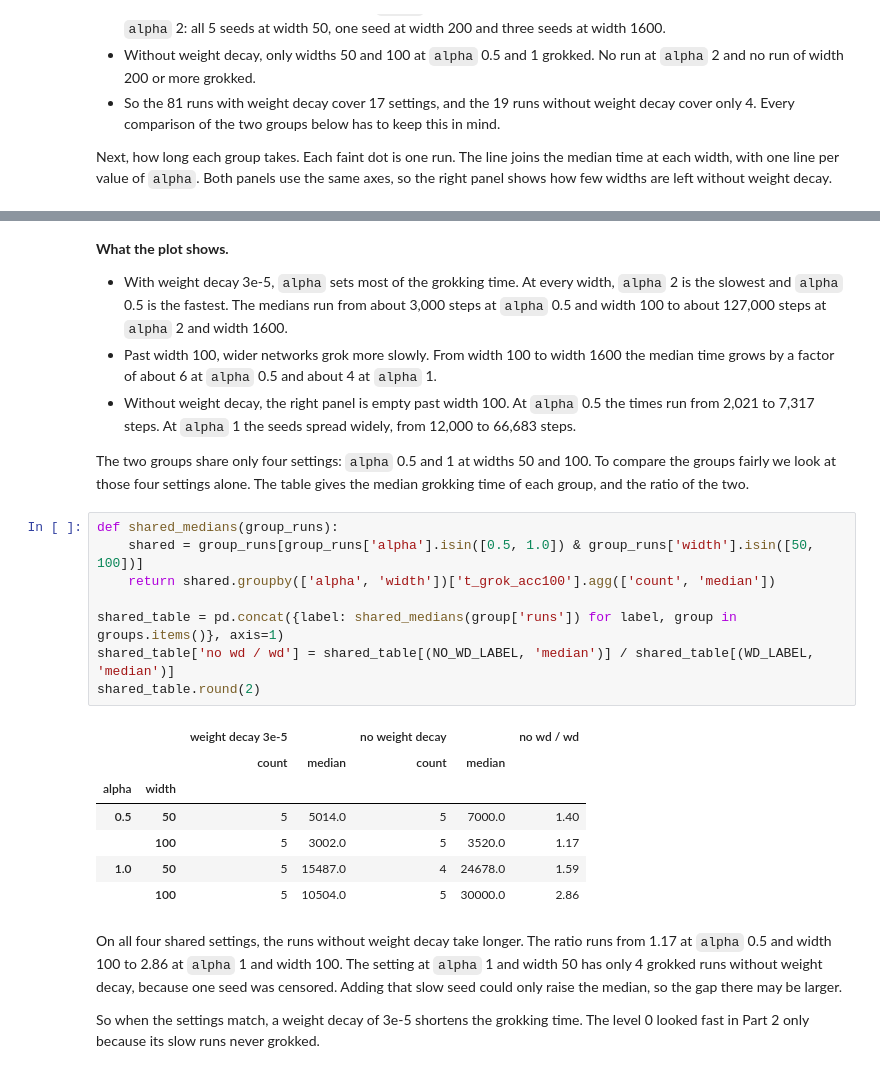
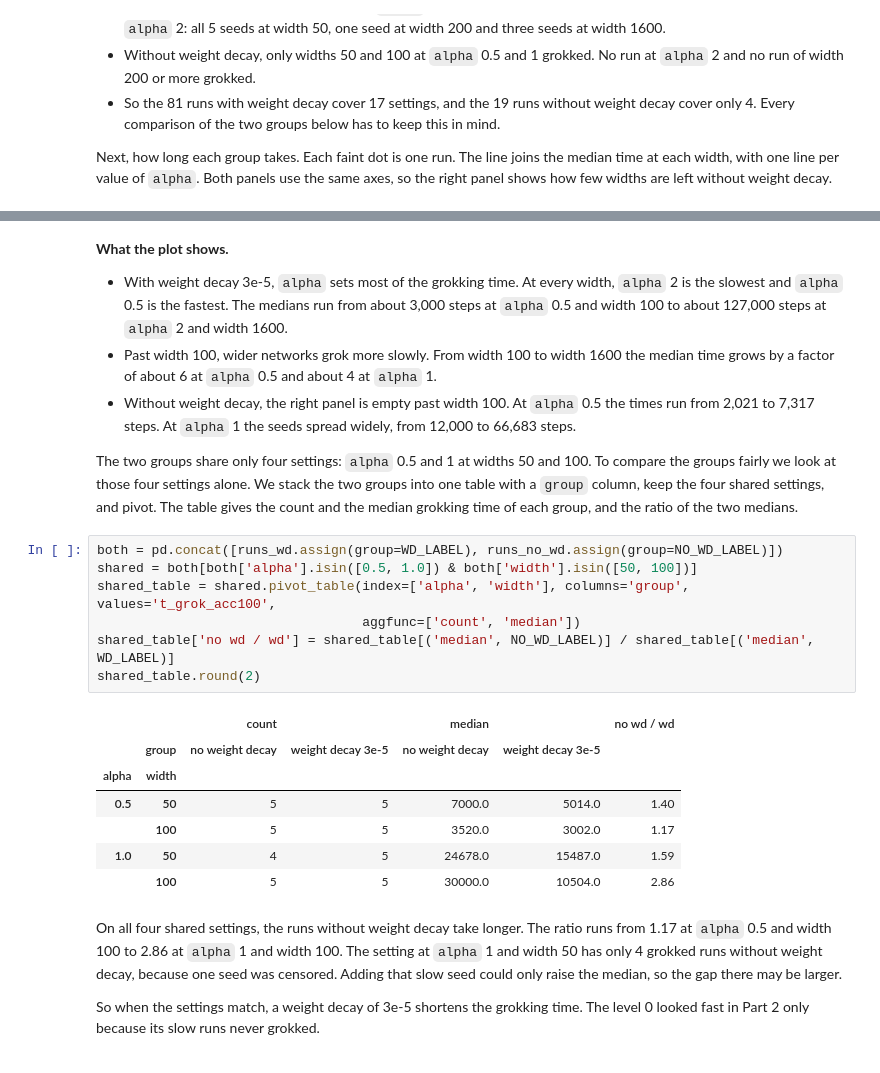
Before and after one commit to ZainAlSaffi-Dev/STAT3007, a Jupyter notebook: model_fitting/fitting.ipynb, the cells around one changed output, grey strips where cells are left out. Cells and saved outputs as stored; diff of their text form.

```diff
--- a/model_fitting/fitting.ipynb
+++ b/model_fitting/fitting.ipynb
@@ -360,23 +348,22 @@ plt.show()
 - Past width 100, wider networks grok more slowly. From width 100 to width 1600 the median time grows by a factor of about 6 at `alpha` 0.5 and about 4 at `alpha` 1.
 - Without weight decay, the right panel is empty past width 100. At `alpha` 0.5 the times run from 2,021 to 7,317 steps. At `alpha` 1 the seeds spread widely, from 12,000 to 66,683 steps.
 
-The two groups share only four settings: `alpha` 0.5 and 1 at widths 50 and 100. To compare the groups fairly we look at those four settings alone. The table gives the median grokking time of each group, and the ratio of the two.
+The two groups share only four settings: `alpha` 0.5 and 1 at widths 50 and 100. To compare the groups fairly we look at those four settings alone. We stack the two groups into one table with a `group` column, keep the four shared settings, and pivot. The table gives the count and the median grokking time of each group, and the ratio of the two medians.
 # %%
-def shared_medians(group_runs):
-    shared = group_runs[group_runs['alpha'].isin([0.5, 1.0]) & group_runs['width'].isin([50, 100])]
-    return shared.groupby(['alpha', 'width'])['t_grok_acc100'].agg(['count', 'median'])
-
-shared_table = pd.concat({label: shared_medians(group['runs']) for label, group in groups.items()}, axis=1)
-shared_table['no wd / wd'] = shared_table[(NO_WD_LABEL, 'median')] / shared_table[(WD_LABEL, 'median')]
+both = pd.concat([runs_wd.assign(group=WD_LABEL), runs_no_wd.assign(group=NO_WD_LABEL)])
+shared = both[both['alpha'].isin([0.5, 1.0]) & both['width'].isin([50, 100])]
+shared_table = shared.pivot_table(index=['alpha', 'width'], columns='group', values='t_grok_acc100',
+                                  aggfunc=['count', 'median'])
+shared_table['no wd / wd'] = shared_table[('median', NO_WD_LABEL)] / shared_table[('median', WD_LABEL)]
 shared_table.round(2)
 # %% [output]
-|  |  | weight decay 3e-5 |  | no weight decay |  | no wd / wd |
-|  |  | count | median | count | median |  |
+|  |  | count |  | median |  | no wd / wd |
+|  | group | no weight decay | weight decay 3e-5 | no weight decay | weight decay 3e-5 |  |
 | alpha | width |  |  |  |  |  |
-| 0.5 | 50 | 5 | 5014.0 | 5 | 7000.0 | 1.40 |
-|  | 100 | 5 | 3002.0 | 5 | 3520.0 | 1.17 |
-| 1.0 | 50 | 5 | 15487.0 | 4 | 24678.0 | 1.59 |
-|  | 100 | 5 | 10504.0 | 5 | 30000.0 | 2.86 |
+| 0.5 | 50 | 5 | 5 | 7000.0 | 5014.0 | 1.40 |
+|  | 100 | 5 | 5 | 3520.0 | 3002.0 | 1.17 |
+| 1.0 | 50 | 4 | 5 | 24678.0 | 15487.0 | 1.59 |
+|  | 100 | 5 | 5 | 30000.0 | 10504.0 | 2.86 |
 # %% [markdown]
 On all four shared settings, the runs without weight decay take longer. The ratio runs from 1.17 at `alpha` 0.5 and width 100 to 2.86 at `alpha` 1 and width 100. The setting at `alpha` 1 and width 50 has only 4 grokked runs without weight decay, because one seed was censored. Adding that slow seed could only raise the median, so the gap there may be larger.
 
```
Also changed, not shown: parts of 64 cells of this notebook, 1 other file.
